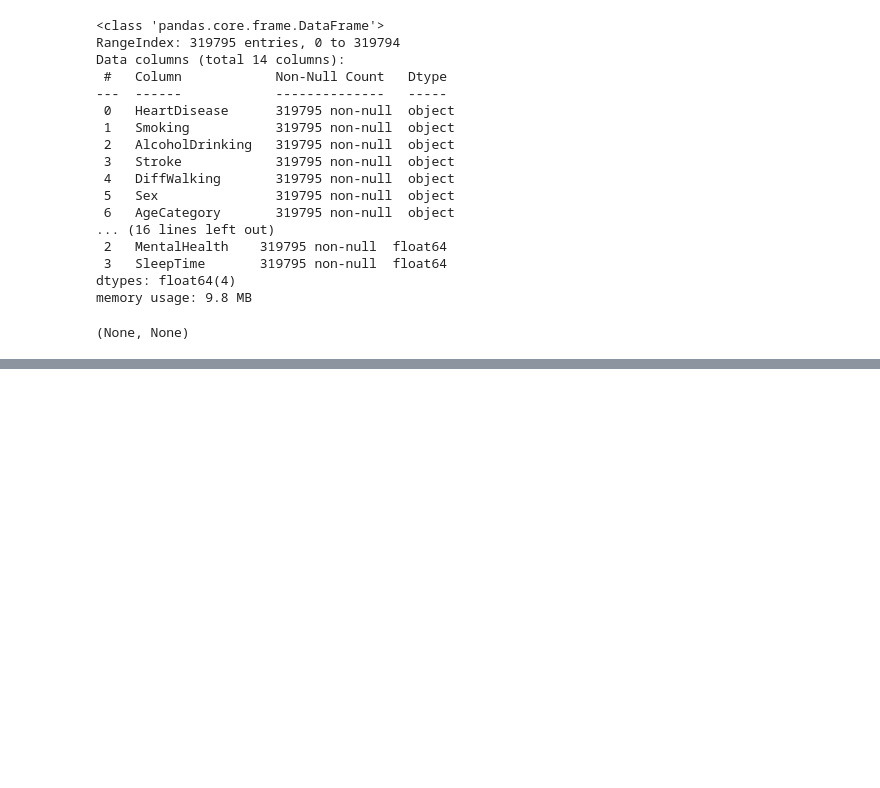
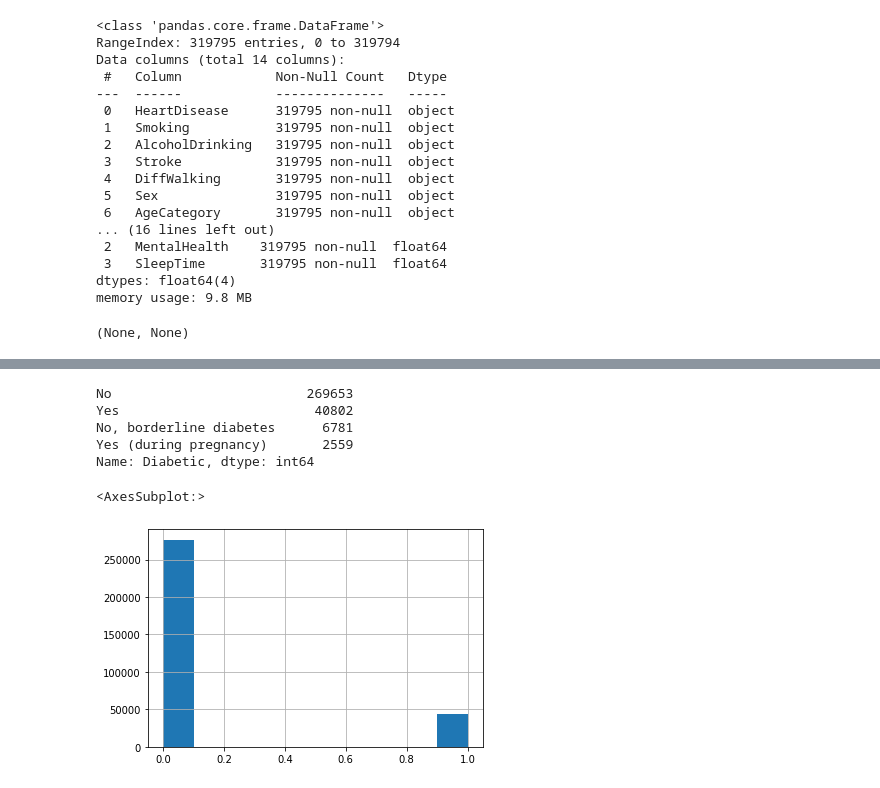
Before and after one commit to mohelwah/kaggle_heart_disease, a Jupyter notebook: heart-disease.ipynb, the cells around one changed output, grey strips where cells are left out. Cells and saved outputs as stored; diff of their text form; code cells hidden in the pictures; blank space fills up the shorter version.

Commit message:
Apply pipeline transformer to encode and handel miss values, prepare dataset for machine learning

```diff
--- a/heart-disease.ipynb
+++ b/heart-disease.ipynb
@@ -60,0 +77,9 @@ memory usage: 9.8 MB
+# %%
+#[heart_cat[col].value_counts() for col in list(heart_cat.columns)]
+# creat list contain column names the cat yes - no
+heart_cat_yes_no = []
+for col in list(heart_cat.columns):
+    if len(heart_cat[col].value_counts().tolist()) == 2:
+        heart_cat_yes_no.append(col)
+
+heart_cat_yes_no
@@ -60,0 +97,17 @@ memory usage: 9.8 MB
+# %%
+heart[heart_cat_yes_no] = heart[heart_cat_yes_no].apply(lambda x:x.map({'Yes':1,'No':0, 'Male':1, 'Female': 0}))
+# %%
+heart['Diabetic'].value_counts()
+# %% [output]
+No                         269653
+Yes                         40802
+No, borderline diabetes      6781
+Yes (during pregnancy)       2559
+Name: Diabetic, dtype: int64
+# %%
+heart[['Diabetic']] = heart[['Diabetic']].apply(lambda x:x.map({'Yes':1,'No':0, 'Yes (during pregnancy)':1, 'No, borderline diabetes': 0}))
+# %%
+heart['Diabetic'].hist()
+# %% [output]
+<AxesSubplot:>
+[figure, added]
```
Also changed, not shown: parts of 13 cells of this notebook.
